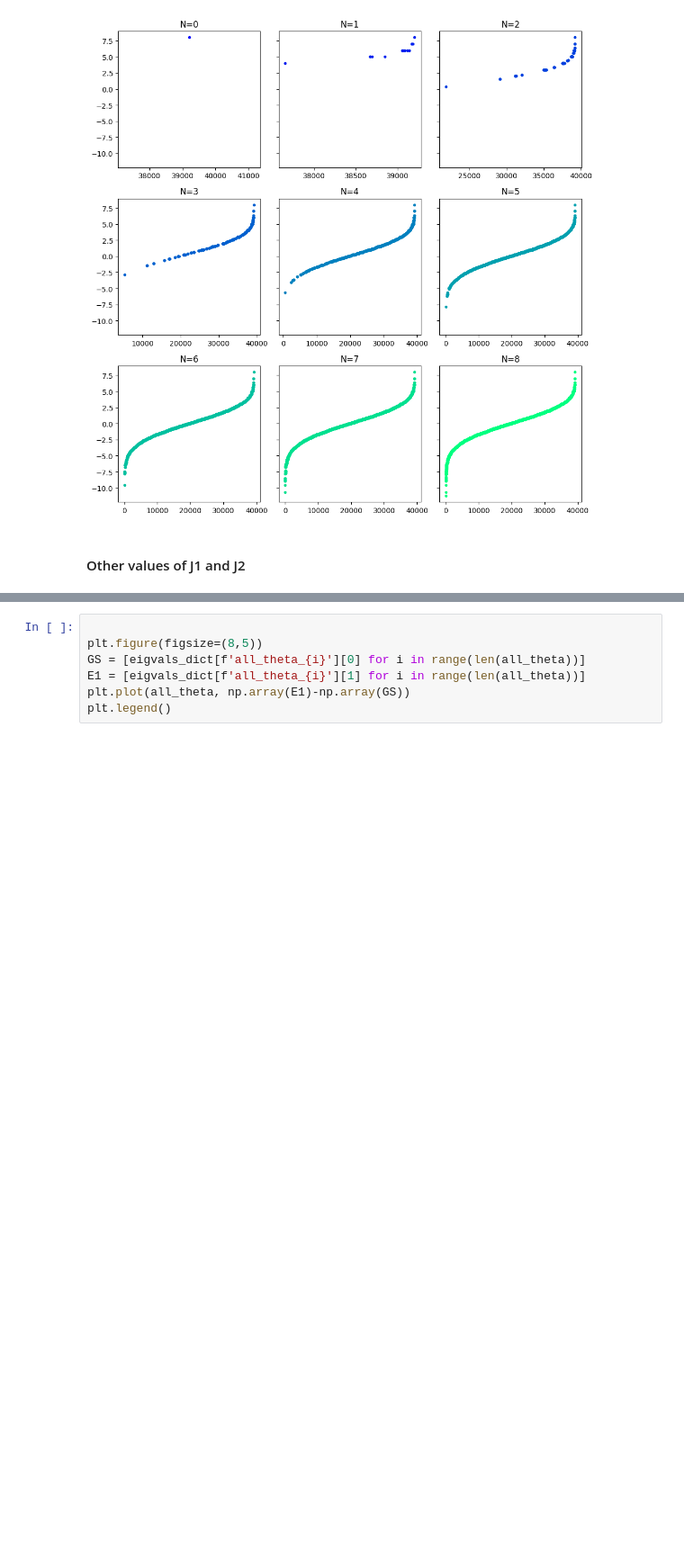
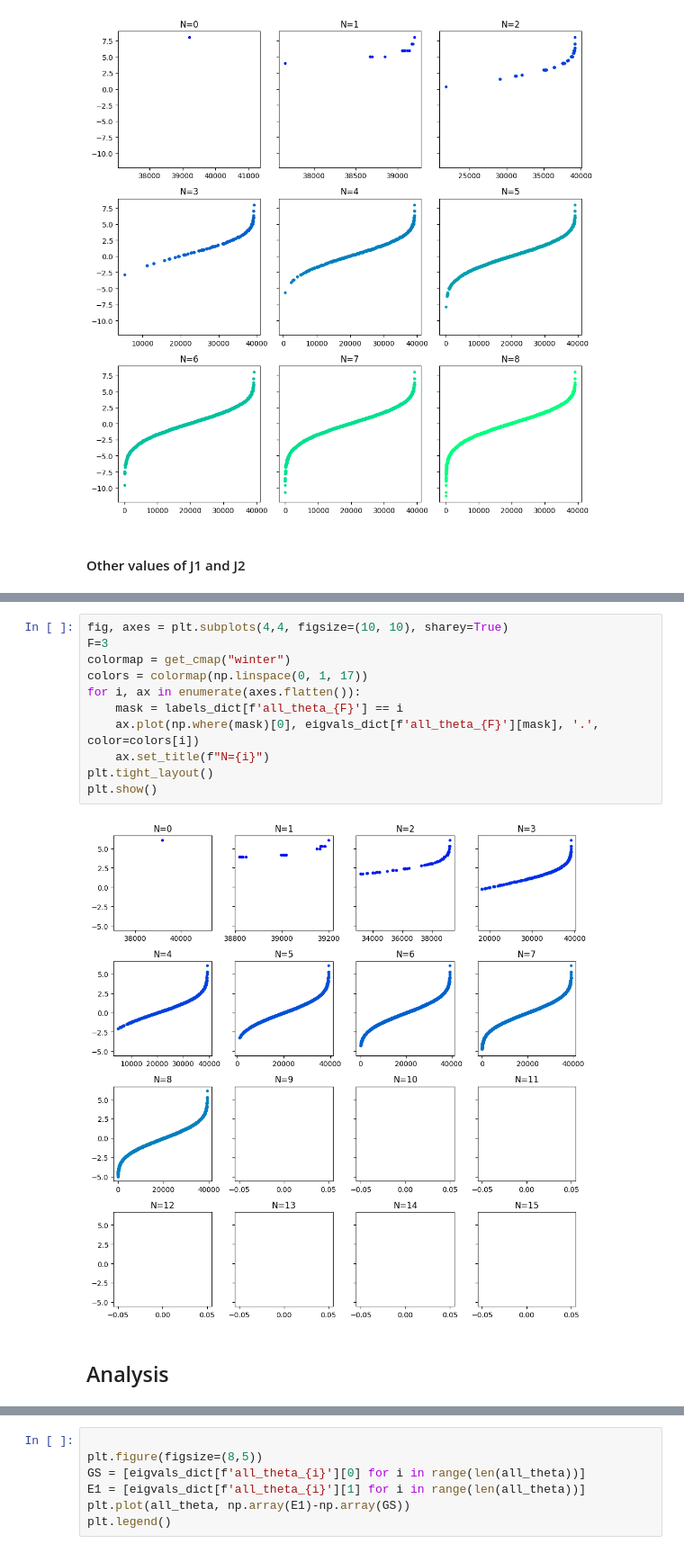
Before and after one commit to Cool-stanza/Shastry-Sutherland-model, a Jupyter notebook: exact diagonalization 4x4 Shastry Sutherland.ipynb, the cells around one changed output, grey strips where cells are left out. Shown at 90% size. Drawn from its saved outputs; the diff is of its cells as text; blank space fills up the shorter version.

```diff
--- a/exact diagonalization 4x4 Shastry Sutherland.ipynb
+++ b/exact diagonalization 4x4 Shastry Sutherland.ipynb
@@ -251,0 +263,15 @@ plt.show()
+# %%
+fig, axes = plt.subplots(4,4, figsize=(10, 10), sharey=True)
+F=3
+colormap = get_cmap("winter")
+colors = colormap(np.linspace(0, 1, 17))
+for i, ax in enumerate(axes.flatten()):
+    mask = labels_dict[f'all_theta_{F}'] == i
+    ax.plot(np.where(mask)[0], eigvals_dict[f'all_theta_{F}'][mask], '.', color=colors[i])
+    ax.set_title(f"N={i}")
+plt.tight_layout()
+plt.show()
+# %% [output]
+[figure, added]
+# %% [markdown]
+## Analysis
```
Also changed, not shown: parts of 11 cells of this notebook, 2 other files.
